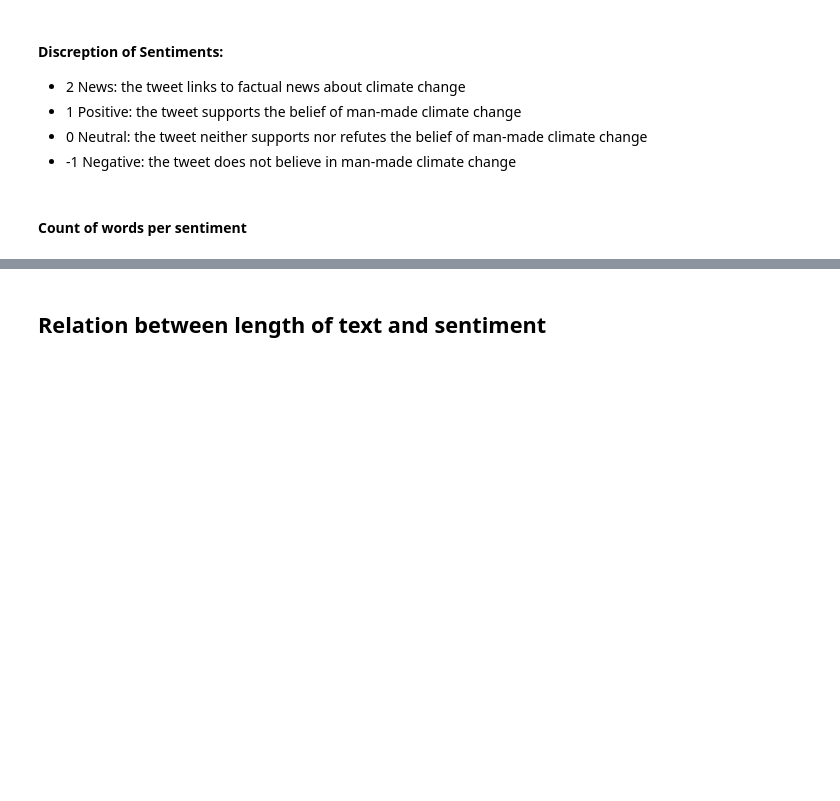
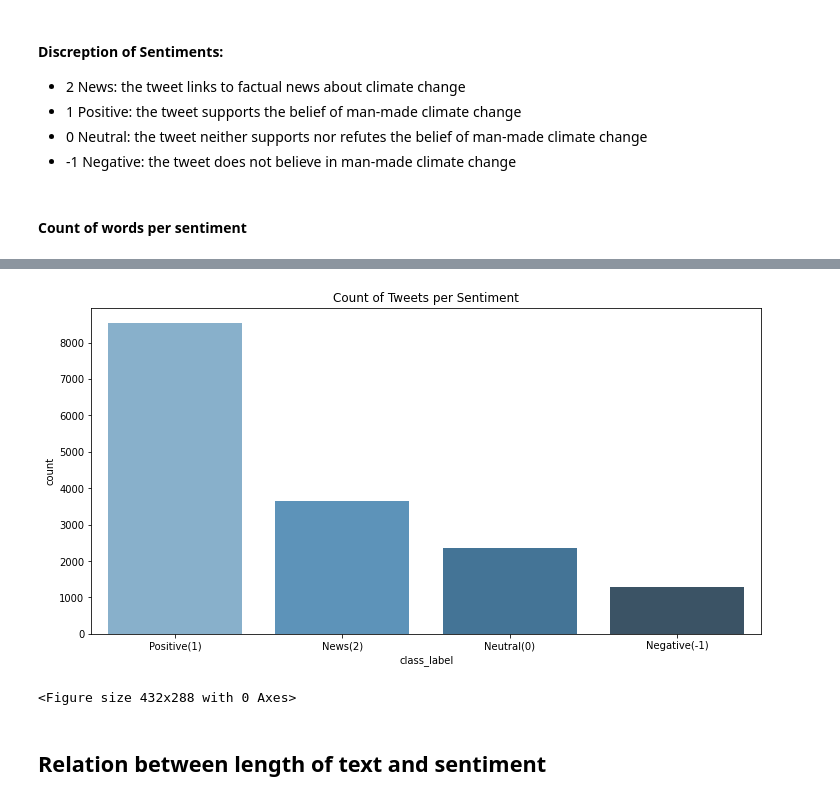
Before and after one commit to isabelomakhanya/classification_ts5, a Jupyter notebook: classification-ts5.ipynb, the cells around one changed output, grey strips where cells are left out. Saved outputs shown, nothing was run; the diff lists cells and outputs as text; code cells hidden in the pictures; blank space fills up the shorter version.

```diff
--- a/classification-ts5.ipynb
+++ b/classification-ts5.ipynb
@@ -237,9 +319,13 @@ dist.style.background_gradient(cmap='Blues')
 # %%
 labels = []
 plt.figure(figsize=(12,6))
 sns.countplot(x='class_label',data=df, palette="Blues_d")
-plt.title('Count of Sentiments')
+plt.title('Count of Tweets per Sentiment')
 plt.show()
+plt.savefig('CountPerSentiment.png', dpi=300, bbox_inches='tight')
+# %% [output]
+[figure, added]
+<Figure size 432x288 with 0 Axes>
 # %% [markdown]
 ## Relation between length of text and sentiment
 # %%
```
Also changed, not shown: parts of 24 cells of this notebook, 1 other file.
